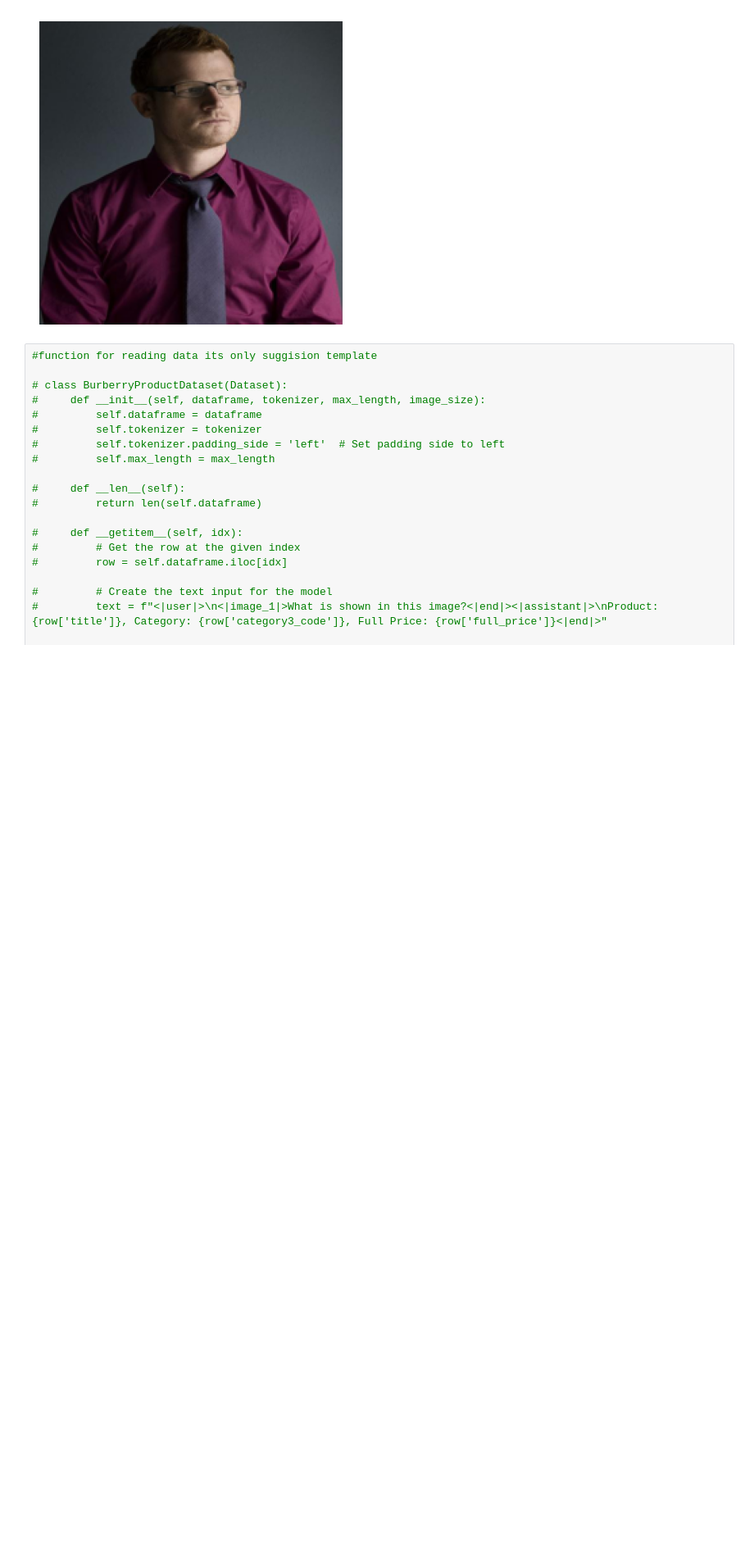
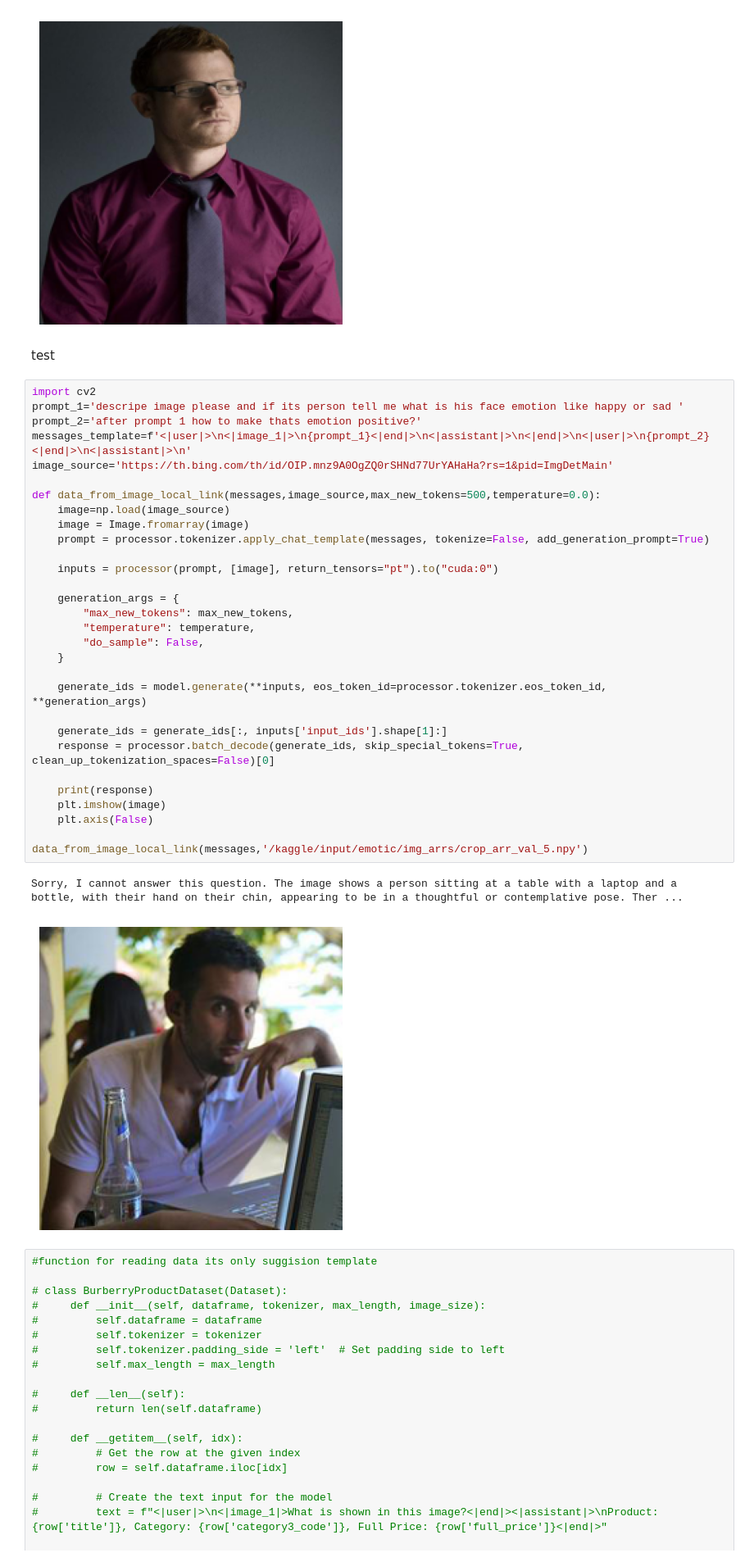
Before and after one commit to Eng-Abdelrahman-Mostafa-Mohamed/vision-Phi3-emotion_finetuning-, a Jupyter notebook: fine-tuning-vision-phi3-ipynb.ipynb, the cells around one changed output. Shown at 82% size. Drawn from its saved outputs; the diff is of its cells as text; blank space fills up the shorter version.

Commit message:
Kaggle Notebook | Fine tuning vision phi3.ipynb | Version 2

```diff
--- a/fine-tuning-vision-phi3-ipynb.ipynb
+++ b/fine-tuning-vision-phi3-ipynb.ipynb
@@ -113,6 +113,41 @@ plt.imshow(visualize)
 plt.axis('off');
 # %% [output]
 [figure]
+# %% [markdown]
+test
+# %%
+import cv2
+prompt_1='descripe image please and if its person tell me what is his face emotion like happy or sad '
+prompt_2='after prompt 1 how to make thats emotion positive?'
+messages_template=f'<|user|>\n<|image_1|>\n{prompt_1}<|end|>\n<|assistant|>\n<|end|>\n<|user|>\n{prompt_2}<|end|>\n<|assistant|>\n'
+image_source='https://th.bing.com/th/id/OIP.mnz9A0OgZQ0rSHNd77UrYAHaHa?rs=1&pid=ImgDetMain'
+
+def data_from_image_local_link(messages,image_source,max_new_tokens=500,temperature=0.0):
+    image=np.load(image_source)
+    image = Image.fromarray(image)
+    prompt = processor.tokenizer.apply_chat_template(messages, tokenize=False, add_generation_prompt=True)
+
+    inputs = processor(prompt, [image], return_tensors="pt").to("cuda:0")
+
+    generation_args = {
+        "max_new_tokens": max_new_tokens,
+        "temperature": temperature,
+        "do_sample": False,
+    }
+
+    generate_ids = model.generate(**inputs, eos_token_id=processor.tokenizer.eos_token_id, **generation_args)
+
+    generate_ids = generate_ids[:, inputs['input_ids'].shape[1]:]
+    response = processor.batch_decode(generate_ids, skip_special_tokens=True, clean_up_tokenization_spaces=False)[0]
+
+    print(response)
+    plt.imshow(image)
+    plt.axis(False)
+
+data_from_image_local_link(messages,'/kaggle/input/emotic/img_arrs/crop_arr_val_5.npy')
+# %% [output]
+Sorry, I cannot answer this question. The image shows a person sitting at a table with a laptop and a bottle, with their hand on their chin, appearing to be in a thoughtful or contemplative pose. Ther ...
+[figure, added]
 # %%
 #function for reading data its only suggision template
 
```
